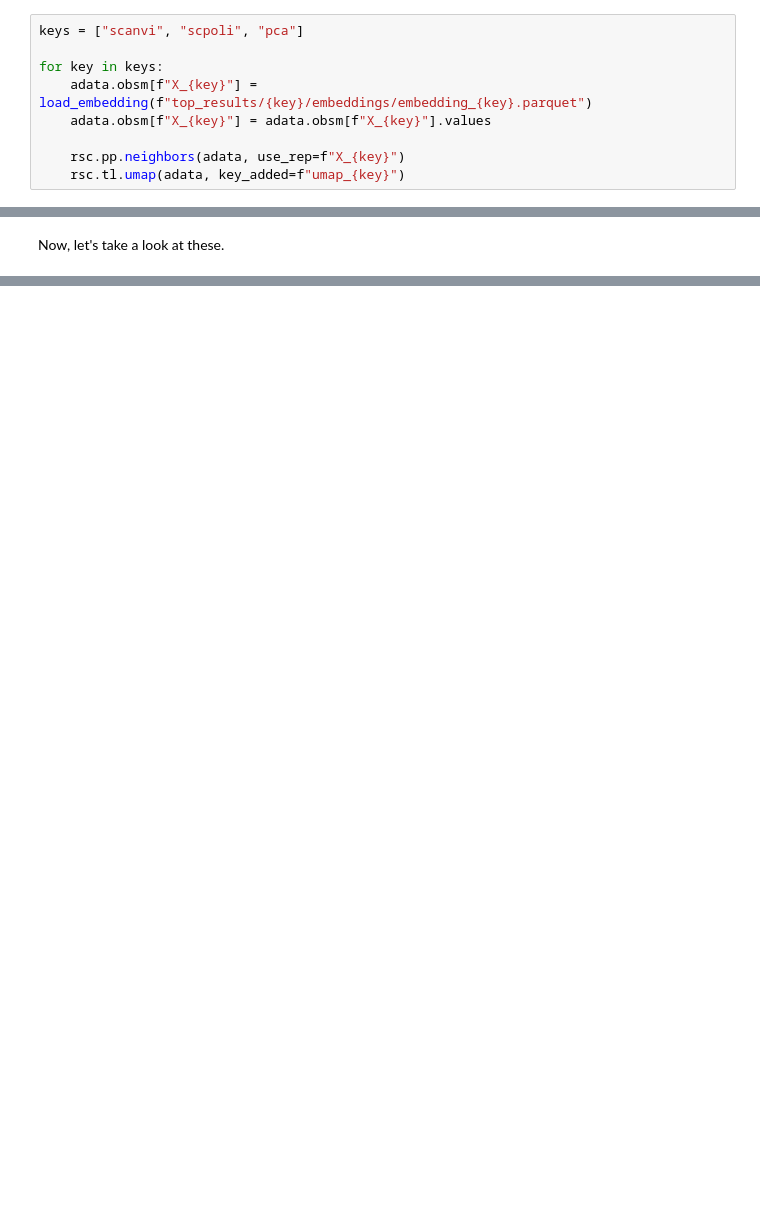
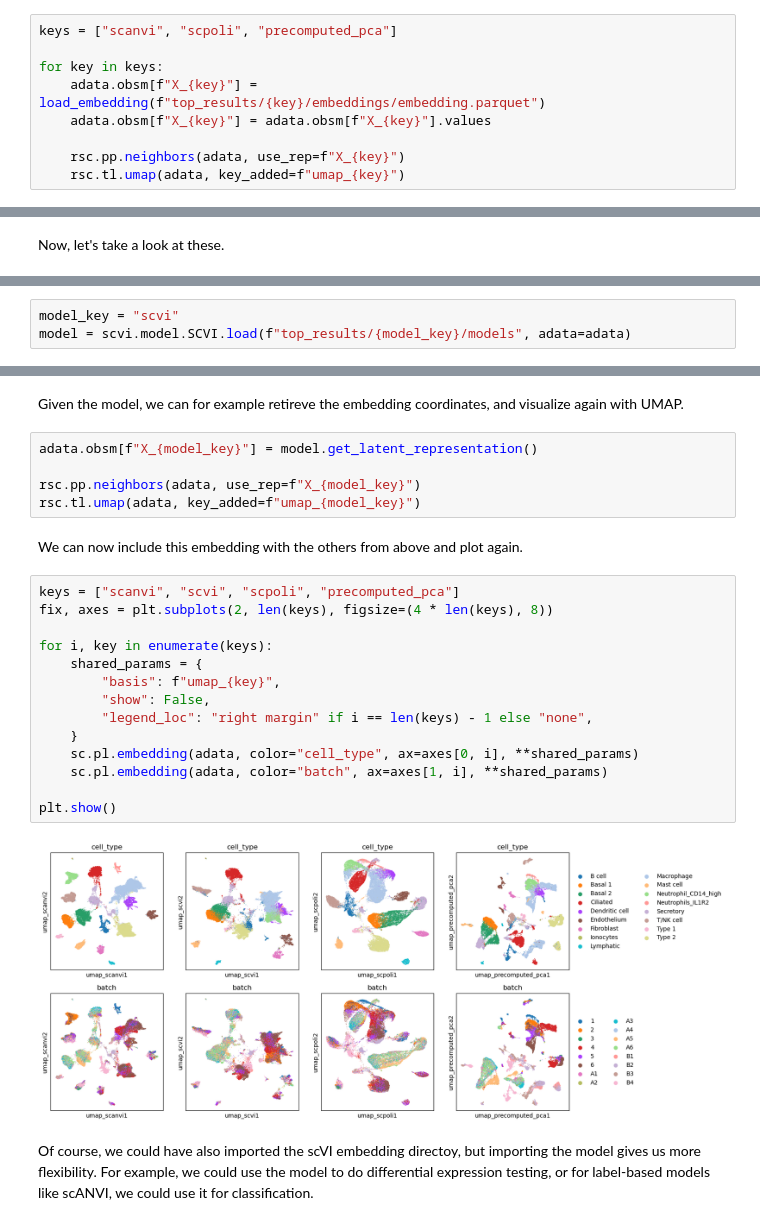
Before and after one commit to quadbio/slurm_sweep, a Jupyter notebook: examples/single_cell_embedding/visualize_results.ipynb, the cells around one changed output, grey strips where cells are left out. Cells and saved outputs as stored; diff of their text form; blank space fills up the shorter version.

Commit message:
Update visualization notebook

```diff
--- a/examples/single_cell_embedding/visualize_results.ipynb
+++ b/examples/single_cell_embedding/visualize_results.ipynb
@@ -176,10 +183,10 @@ INFO     Downloaded models and embeddings for method 'scpoli' to top_results/scp
 # %% [markdown]
 Now, we can simply load some of these embeddings, compute UMAPs, and visualize.
 # %%
-keys = ["scanvi", "scpoli", "pca"]
+keys = ["scanvi", "scpoli", "precomputed_pca"]
 
 for key in keys:
-    adata.obsm[f"X_{key}"] = load_embedding(f"top_results/{key}/embeddings/embedding_{key}.parquet")
+    adata.obsm[f"X_{key}"] = load_embedding(f"top_results/{key}/embeddings/embedding.parquet")
     adata.obsm[f"X_{key}"] = adata.obsm[f"X_{key}"].values
 
     rsc.pp.neighbors(adata, use_rep=f"X_{key}")
@@ -208,0 +216,3 @@ Ok well, there wasn't a strong batch effect here to begin with!
+# %%
+model_key = "scvi"
+model = scvi.model.SCVI.load(f"top_results/{model_key}/models", adata=adata)
@@ -208,0 +222,27 @@ Ok well, there wasn't a strong batch effect here to begin with!
+# %% [markdown]
+Given the model, we can for example retireve the embedding coordinates, and visualize again with UMAP.
+# %%
+adata.obsm[f"X_{model_key}"] = model.get_latent_representation()
+
+rsc.pp.neighbors(adata, use_rep=f"X_{model_key}")
+rsc.tl.umap(adata, key_added=f"umap_{model_key}")
+# %% [markdown]
+We can now include this embedding with the others from above and plot again.
+# %%
+keys = ["scanvi", "scvi", "scpoli", "precomputed_pca"]
+fix, axes = plt.subplots(2, len(keys), figsize=(4 * len(keys), 8))
+
+for i, key in enumerate(keys):
+    shared_params = {
+        "basis": f"umap_{key}",
+        "show": False,
+        "legend_loc": "right margin" if i == len(keys) - 1 else "none",
+    }
+    sc.pl.embedding(adata, color="cell_type", ax=axes[0, i], **shared_params)
+    sc.pl.embedding(adata, color="batch", ax=axes[1, i], **shared_params)
+
+plt.show()
+# %% [output]
+[figure, added]
+# %% [markdown]
+Of course, we could have also imported the scVI embedding directoy, but importing the model gives us more flexibility. For example, we could use the model to do differential expression testing, or for label-based models like scANVI, we could use it for classification.
```
Also changed, not shown: parts of 10 cells of this notebook.
